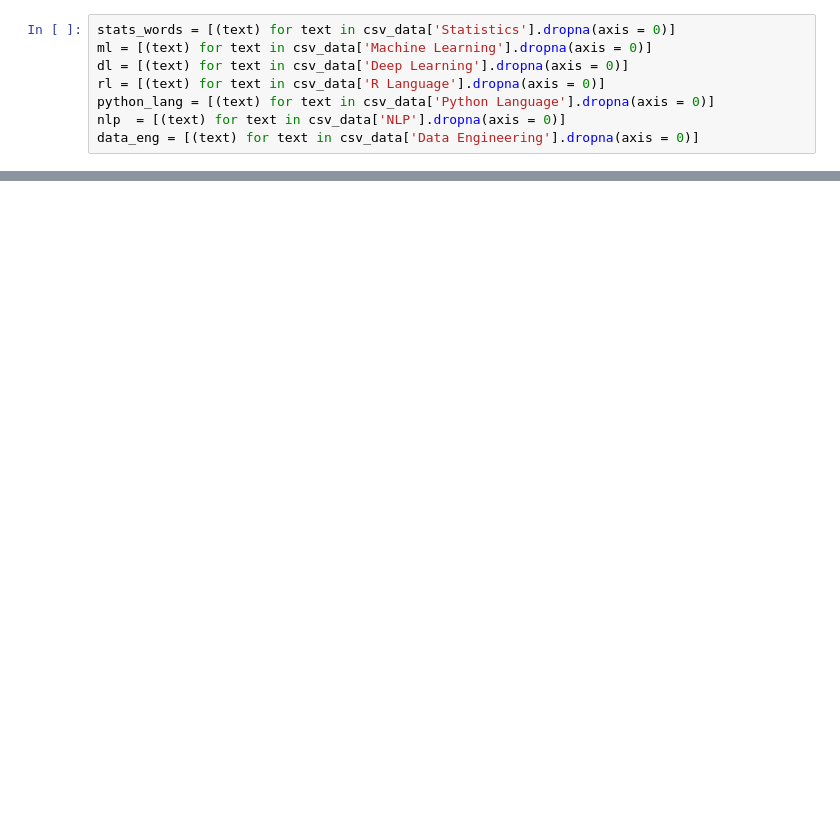
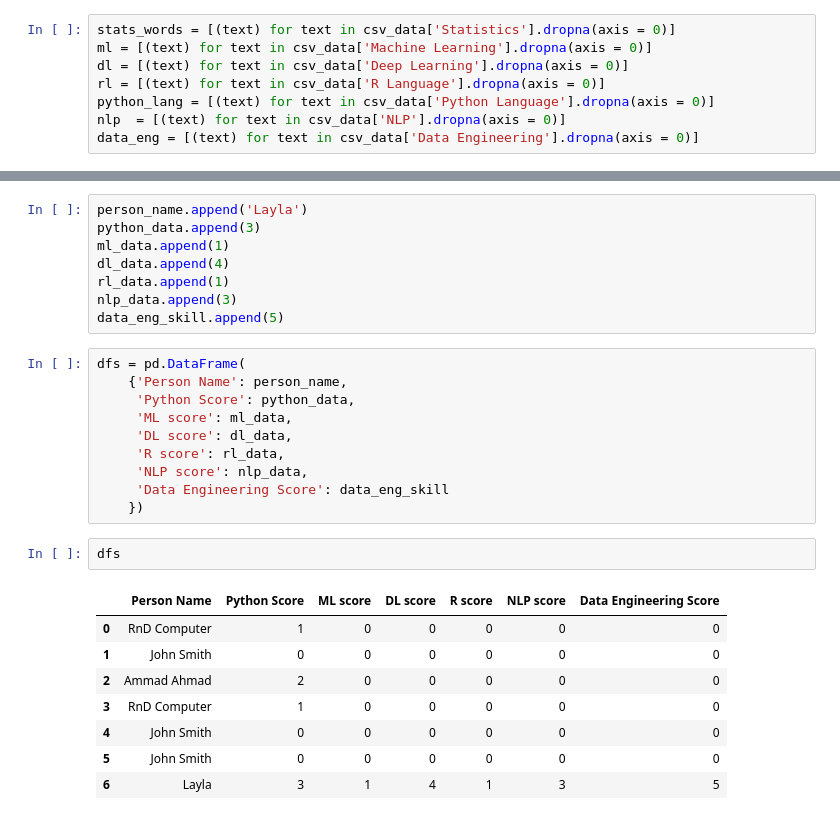
Before and after one commit to talha915/BIG-DATA-Training, a Jupyter notebook: Data Science/CV descript/Untitled.ipynb, the cells around one changed output, grey strips where cells are left out. Saved outputs shown, nothing was run; the diff lists cells and outputs as text; blank space fills up the shorter version.

```diff
--- a/Data Science/CV descript/Untitled.ipynb
+++ b/Data Science/CV descript/Untitled.ipynb
@@ -170,0 +145,29 @@ All Result:  [{'person_name': 'John Smith', 'person_matched_skills': {'python_sk
+# %%
+person_name.append('Layla')
+python_data.append(3)
+ml_data.append(1)
+dl_data.append(4)
+rl_data.append(1)
+nlp_data.append(3)
+data_eng_skill.append(5)
+# %%
+dfs = pd.DataFrame(
+    {'Person Name': person_name,
+     'Python Score': python_data,
+     'ML score': ml_data,
+     'DL score': dl_data,
+     'R score': rl_data,
+     'NLP score': nlp_data,
+     'Data Engineering Score': data_eng_skill
+    })
+# %%
+dfs
+# %% [output]
+|  | Person Name | Python Score | ML score | DL score | R score | NLP score | Data Engineering Score |
+| 0 | RnD Computer | 1 | 0 | 0 | 0 | 0 | 0 |
+| 1 | John Smith | 0 | 0 | 0 | 0 | 0 | 0 |
+| 2 | Ammad Ahmad | 2 | 0 | 0 | 0 | 0 | 0 |
+| 3 | RnD Computer | 1 | 0 | 0 | 0 | 0 | 0 |
+| 4 | John Smith | 0 | 0 | 0 | 0 | 0 | 0 |
+| 5 | John Smith | 0 | 0 | 0 | 0 | 0 | 0 |
+| 6 | Layla | 3 | 1 | 4 | 1 | 3 | 5 |
```
Also changed, not shown: parts of 12 cells of this notebook, 6 other files.
